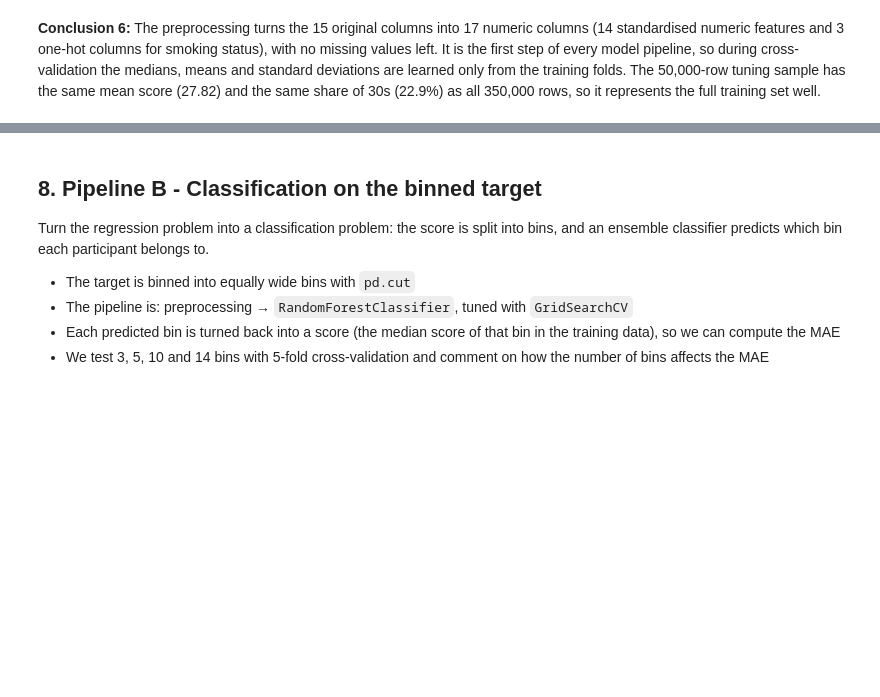
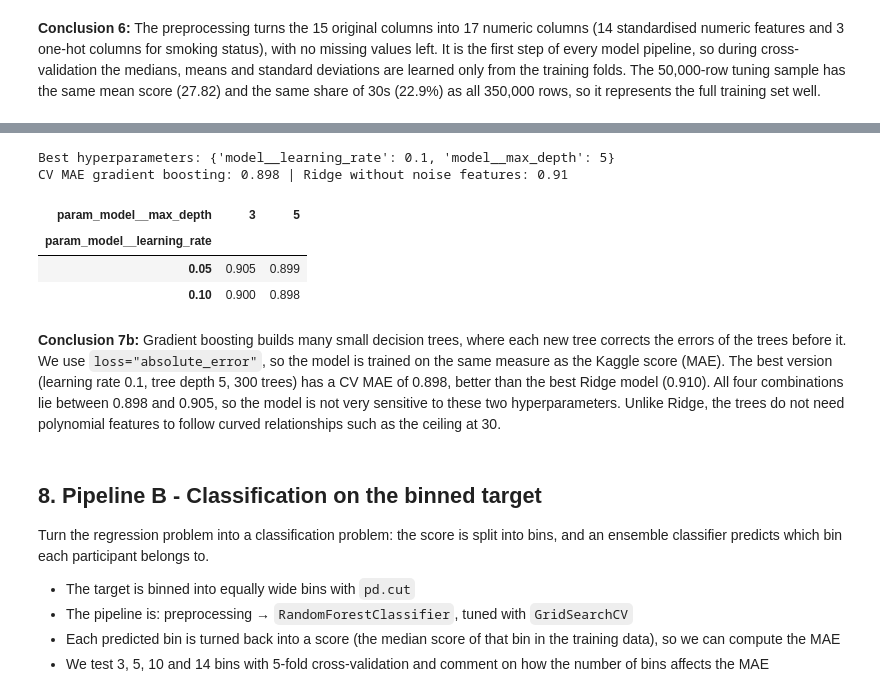
Before and after one commit to kacoew/DAT200-CAs, a Jupyter notebook: CA05_26H/CA5_Group6.ipynb, the cells around one changed output, grey strips where cells are left out. Saved outputs shown, nothing was run; the diff lists cells and outputs as text; code cells hidden in the pictures; blank space fills up the shorter version.

```diff
--- a/CA05_26H/CA5_Group6.ipynb
+++ b/CA05_26H/CA5_Group6.ipynb
@@ -449,3 +541,34 @@ Build our first model: a regression pipeline based on linear regression, which p
+# %%
+# Section 7b - Gradient boosting regression, trained directly on the absolute error (the Kaggle metric)
+pipe_gbr = Pipeline([("prep", preprocess_sel),
+                     ("model", GradientBoostingRegressor(loss="absolute_error", n_estimators=300,
+                                                         random_state=RANDOM_STATE))])
+param_grid_gbr = {"model__learning_rate": [0.05, 0.1],
+                  "model__max_depth": [3, 5]}
+gs_gbr = GridSearchCV(pipe_gbr, param_grid_gbr, cv=cv, scoring="neg_mean_absolute_error", n_jobs=-1)
+gs_gbr.fit(X_tune, y_tune)
+mae_gbr = -gs_gbr.best_score_
+print("Best hyperparameters:", gs_gbr.best_params_)
+print("CV MAE gradient boosting:", round(mae_gbr, 3), "| Ridge without noise features:", round(mae_a_sel, 3))
+
+# CV MAE for every combination: rows = learning rate, columns = tree depth
+results_gbr = pd.DataFrame(gs_gbr.cv_results_)
+display((-results_gbr.pivot(index="param_model__learning_rate", columns="param_model__max_depth",
+                            values="mean_test_score")).round(3))
+
+# Out-of-fold predictions of the best model (same 5 folds), used again in sections 9 and 10
+pred_gbr = cross_val_predict(gs_gbr.best_estimator_, X_tune, y_tune, cv=cv, n_jobs=-1)
+# %% [output]
+Best hyperparameters: {'model__learning_rate': 0.1, 'model__max_depth': 5}
+CV MAE gradient boosting: 0.898 | Ridge without noise features: 0.91
+| param_model__max_depth | 3 | 5 |
+| param_model__learning_rate |  |  |
+| 0.05 | 0.905 | 0.899 |
+| 0.10 | 0.900 | 0.898 |
+# %% [markdown]
+**Conclusion 7b:** Gradient boosting builds many small decision trees, where each new tree corrects the errors of the trees before it. We use `loss="absolute_error"`, so the model is trained on the same measure as the Kaggle score (MAE).
+The best version (learning rate 0.1, tree depth 5, 300 trees) has a CV MAE of 0.898, better than the best Ridge model (0.910). All four combinations lie between 0.898 and 0.905, so the model is not very sensitive to these two hyperparameters.
+Unlike Ridge, the trees do not need polynomial features to follow curved relationships such as the ceiling at 30.
 # %% [markdown]
 ## 8. Pipeline B - Classification on the binned target
 
```
Also changed, not shown: parts of 13 cells of this notebook.
